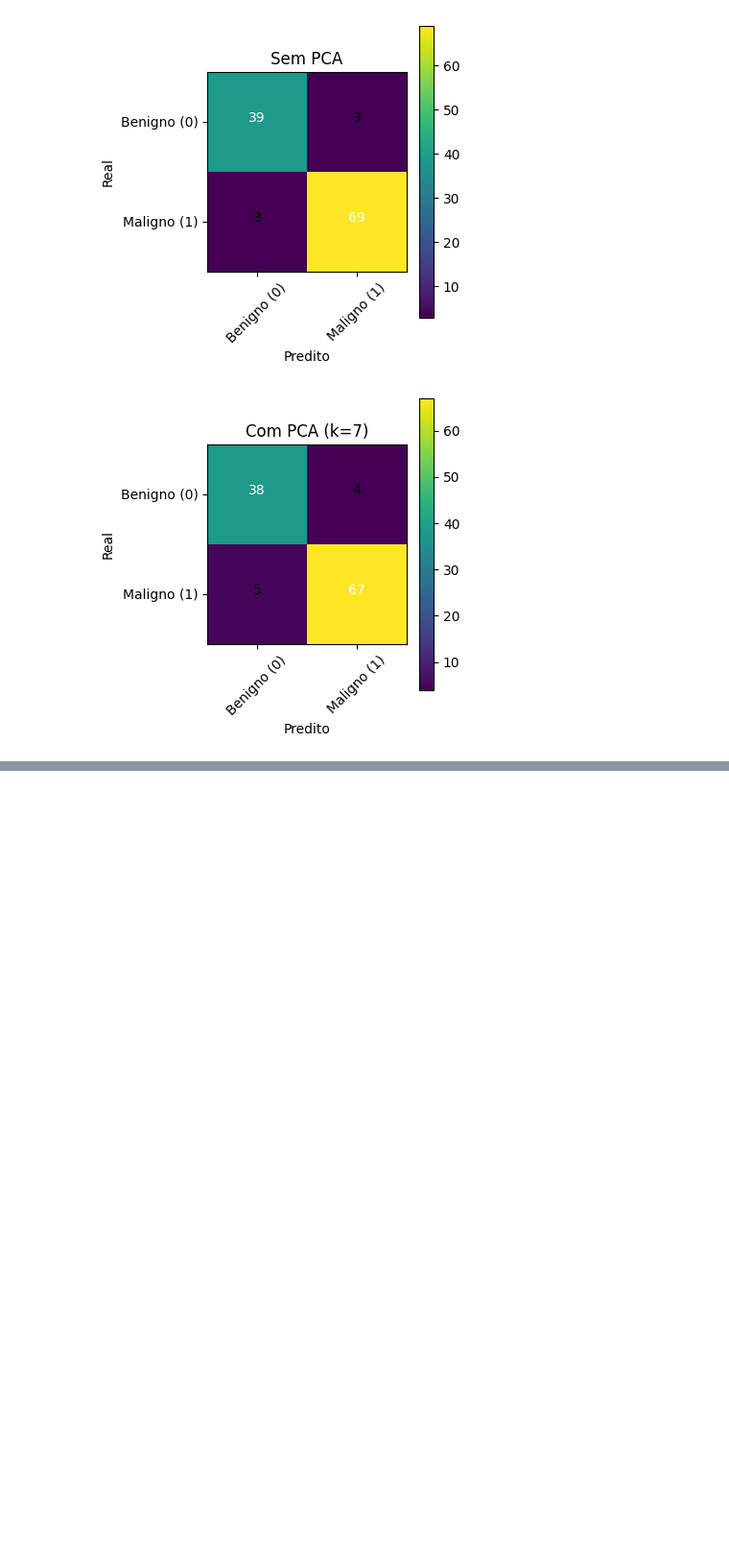
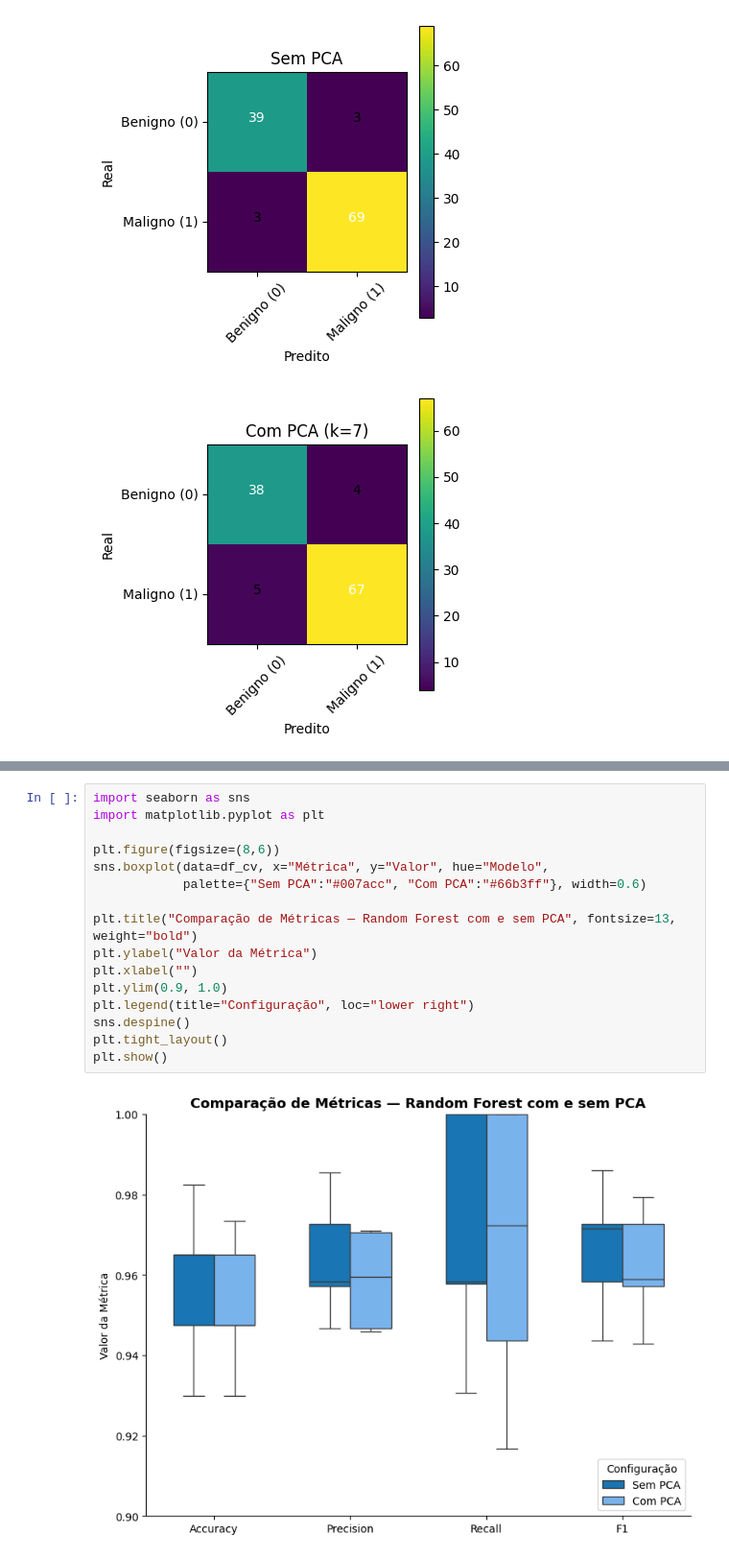
Before and after one commit to VanthuirMaia/reconhecimento-padroes, a Jupyter notebook: notebooks/03_modelo_pca_rf.ipynb, the cells around one changed output, grey strips where cells are left out. Shown at 96% size. Cells and saved outputs as stored; diff of their text form; blank space fills up the shorter version.

```diff
--- a/notebooks/03_modelo_pca_rf.ipynb
+++ b/notebooks/03_modelo_pca_rf.ipynb
@@ -85,0 +211,18 @@ plt.show()
+# %%
+import seaborn as sns
+import matplotlib.pyplot as plt
+
+plt.figure(figsize=(8,6))
+sns.boxplot(data=df_cv, x="Métrica", y="Valor", hue="Modelo",
+            palette={"Sem PCA":"#007acc", "Com PCA":"#66b3ff"}, width=0.6)
+
+plt.title("Comparação de Métricas — Random Forest com e sem PCA", fontsize=13, weight="bold")
+plt.ylabel("Valor da Métrica")
+plt.xlabel("")
+plt.ylim(0.9, 1.0)
+plt.legend(title="Configuração", loc="lower right")
+sns.despine()
+plt.tight_layout()
+plt.show()
+# %% [output]
+[figure, added]
```
Also changed, not shown: parts of 6 cells of this notebook, 5 other files.
